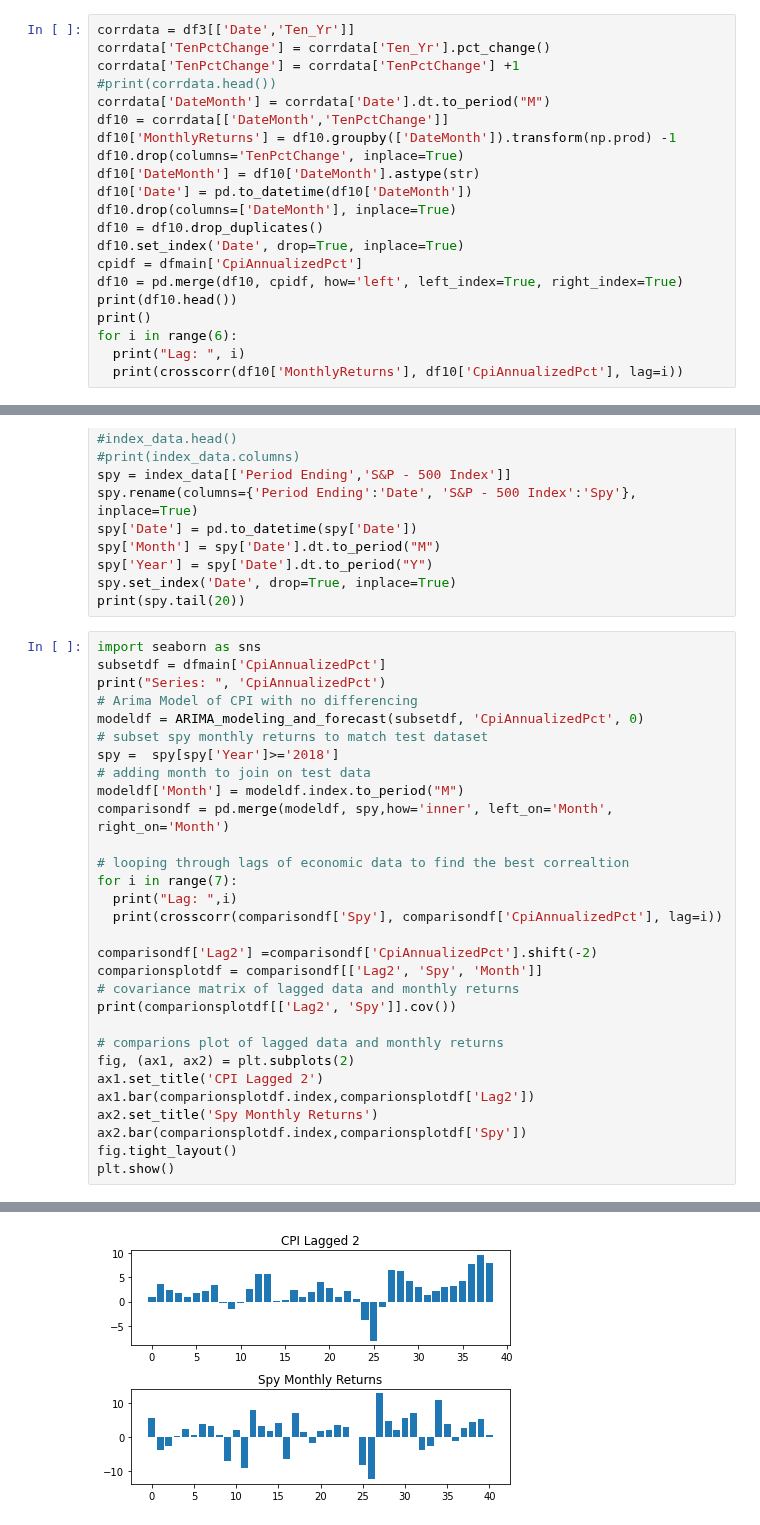
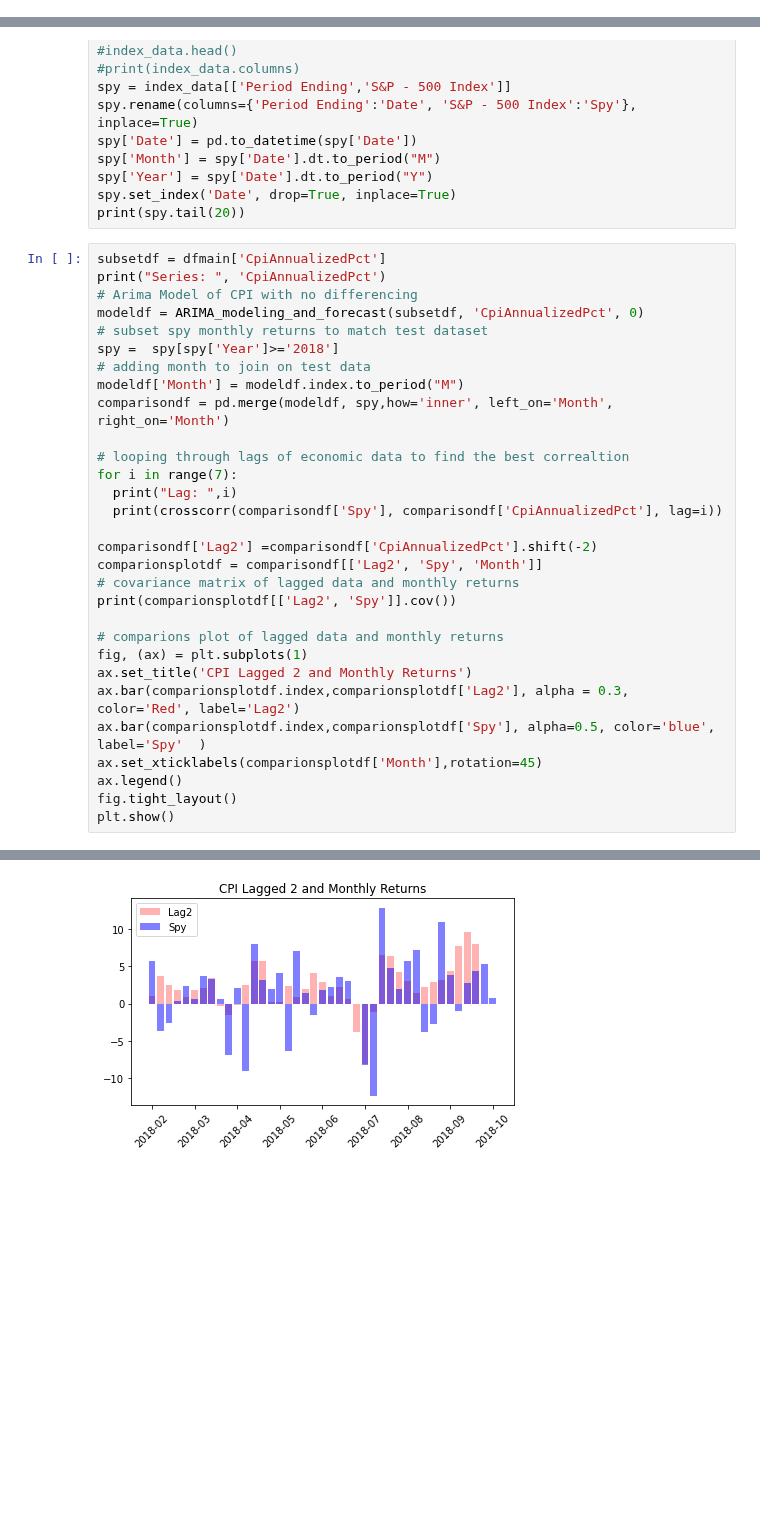
Before and after one commit to AlexNoonan-Syracuse/BigDataProject, a Jupyter notebook: ArimaModels_Alex.ipynb, the cells around one changed output, grey strips where cells are left out. Drawn from its saved outputs; the diff is of its cells as text; blank space fills up the shorter version.

```diff
--- a/ArimaModels_Alex.ipynb
+++ b/ArimaModels_Alex.ipynb
@@ -299,24 +301,3 @@ RSME: 6.157926710703845
 RSME: 8.14770927822691
 [figure]
 ... (47 outputs left out)
-# %%
-corrdata = df3[['Date','Ten_Yr']]
-corrdata['TenPctChange'] = corrdata['Ten_Yr'].pct_change()
-corrdata['TenPctChange'] = corrdata['TenPctChange'] +1
-#print(corrdata.head())
-corrdata['DateMonth'] = corrdata['Date'].dt.to_period("M")
-df10 = corrdata[['DateMonth','TenPctChange']]
-df10['MonthlyReturns'] = df10.groupby(['DateMonth']).transform(np.prod) -1
-df10.drop(columns='TenPctChange', inplace=True)
-df10['DateMonth'] = df10['DateMonth'].astype(str)
-df10['Date'] = pd.to_datetime(df10['DateMonth'])
-df10.drop(columns=['DateMonth'], inplace=True)
-df10 = df10.drop_duplicates()
-df10.set_index('Date', drop=True, inplace=True)
-cpidf = dfmain['CpiAnnualizedPct']
-df10 = pd.merge(df10, cpidf, how='left', left_index=True, right_index=True)
-print(df10.head())
-print()
-for i in range(6):
-  print("Lag: ", i)
-  print(crosscorr(df10['MonthlyReturns'], df10['CpiAnnualizedPct'], lag=i))
@@ -378,7 +319,6 @@ spy['Year'] = spy['Date'].dt.to_period("Y")
 spy.set_index('Date', drop=True, inplace=True)
 print(spy.tail(20))
 # %%
-import seaborn as sns
 subsetdf = dfmain['CpiAnnualizedPct']
 print("Series: ", 'CpiAnnualizedPct')
 # Arima Model of CPI with no differencing
@@ -399,36 +339,37 @@ comparionsplotdf = comparisondf[['Lag2', 'Spy', 'Month']]
 # covariance matrix of lagged data and monthly returns
 print(comparionsplotdf[['Lag2', 'Spy']].cov())
 
 # comparions plot of lagged data and monthly returns
-fig, (ax1, ax2) = plt.subplots(2)
-ax1.set_title('CPI Lagged 2')
-ax1.bar(comparionsplotdf.index,comparionsplotdf['Lag2'])
-ax2.set_title('Spy Monthly Returns')
-ax2.bar(comparionsplotdf.index,comparionsplotdf['Spy'])
+fig, (ax) = plt.subplots(1)
+ax.set_title('CPI Lagged 2 and Monthly Returns')
+ax.bar(comparionsplotdf.index,comparionsplotdf['Lag2'], alpha = 0.3, color='Red', label='Lag2')
+ax.bar(comparionsplotdf.index,comparionsplotdf['Spy'], alpha=0.5, color='blue', label='Spy'  )
+ax.set_xticklabels(comparionsplotdf['Month'],rotation=45)
+ax.legend()
 fig.tight_layout()
 plt.show()
 # %% [output]
 Series:  CpiAnnualizedPct
     AR  MA          AIC
 16   3   5  4107.578187
 RSME: 3.2998828278490775
 [figure]
 ------------------------------------------------------
 Lag:  0
 0.12931456780592124
 Lag:  1
 -0.1325341710100898
 Lag:  2
 -0.15477398575996879
 Lag:  3
 -0.08426233721812054
 Lag:  4
 -0.14196966432310282
 Lag:  5
 0.09959587659305123
 Lag:  6
 0.12332871586404136
            Lag2        Spy
 Lag2  10.360131   6.957683
 Spy    6.957683  26.589169
-[figure, old version]
+[figure, new version]
```
Also changed, not shown: parts of 10 cells of this notebook.
